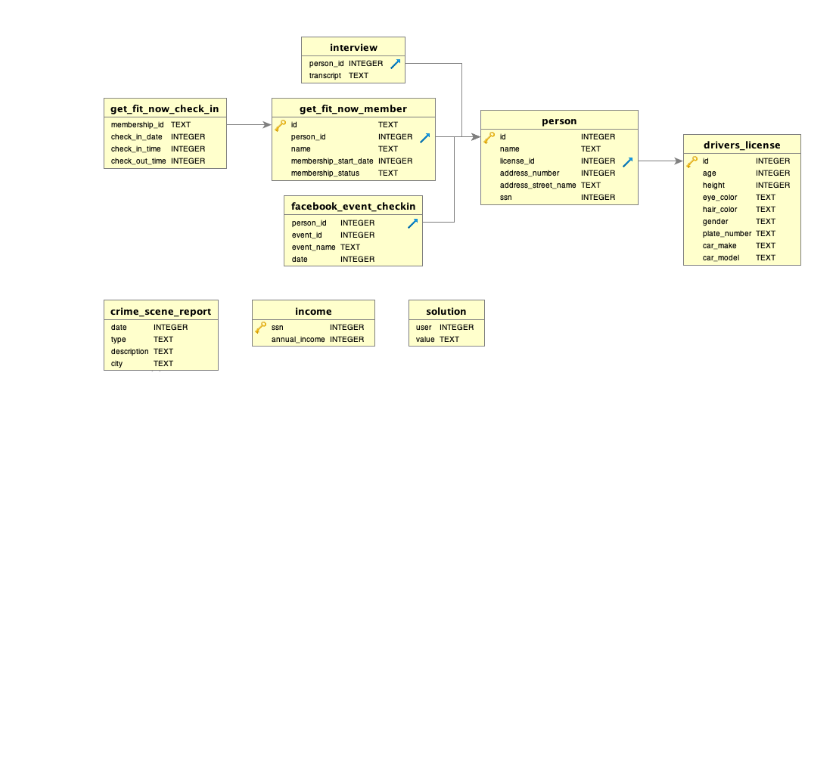
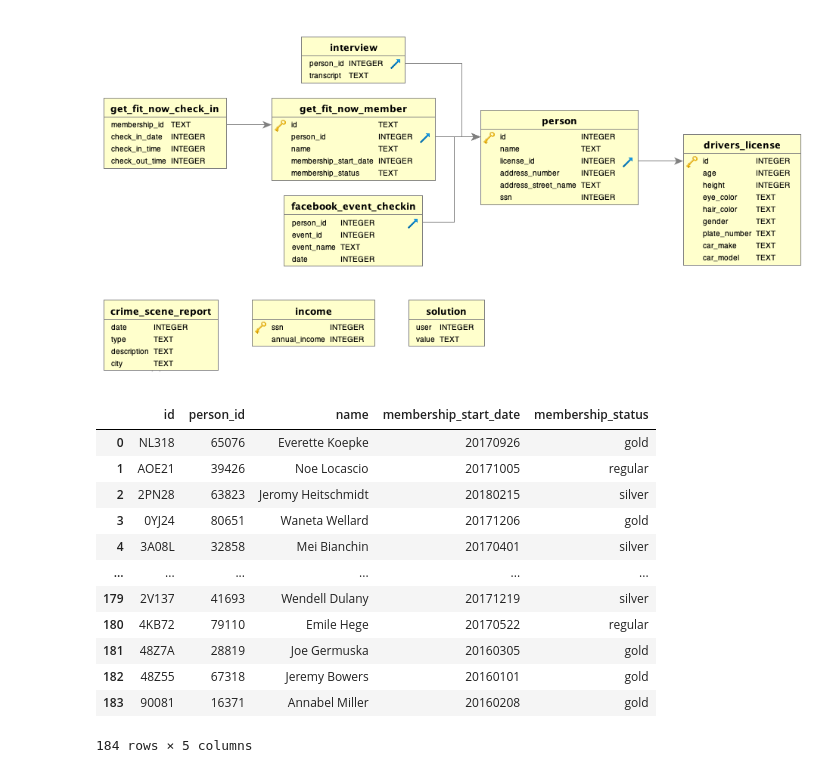
Before and after one commit to Apriroca/Team01_Sprint06_TC, a Jupyter notebook: Parte_I_SQL_Game.ipynb, the cells around one changed output. Cells and saved outputs as stored; diff of their text form; code cells hidden in the pictures; blank space fills up the shorter version.

```diff
--- a/Parte_I_SQL_Game.ipynb
+++ b/Parte_I_SQL_Game.ipynb
@@ -47,4 +47,40 @@ import sqlite3
 connection = sqlite3.connect("data/sql-murder-mystery.db")
 
 # Obtenemos un cursor que utilizaremos para hacer las queries
-cursor_bootcamp = connection.cursor()
+cursor = connection.cursor()
+# %%
+# Con esta función leemos los datos y lo pasamos a un DataFrame de Pandas
+def sql_query(query):
+
+    # Ejecuta la query
+    cursor.execute(query) # Recuerda que sólo funcionará si has llamado cursor_bootcamp
+                                    # a tu cursor, si no, cambia el nombre en todo el código de la función
+
+    # Almacena los datos de la query
+    ans = cursor.fetchall()
+
+    # Obtenemos los nombres de las columnas de la tabla
+    names = [description[0] for description in cursor.description]
+
+    return pd.DataFrame(ans,columns=names)
+# %%
+query = '''
+SELECT *
+FROM get_fit_now_member
+'''
+
+sql_query(query)
+# %% [output]
+|  | id | person_id | name | membership_start_date | membership_status |
+| 0 | NL318 | 65076 | Everette Koepke | 20170926 | gold |
+| 1 | AOE21 | 39426 | Noe Locascio | 20171005 | regular |
+| 2 | 2PN28 | 63823 | Jeromy Heitschmidt | 20180215 | silver |
+| 3 | 0YJ24 | 80651 | Waneta Wellard | 20171206 | gold |
+| 4 | 3A08L | 32858 | Mei Bianchin | 20170401 | silver |
+| ... | ... | ... | ... | ... | ... |
+| 179 | 2V137 | 41693 | Wendell Dulany | 20171219 | silver |
+| 180 | 4KB72 | 79110 | Emile Hege | 20170522 | regular |
+| 181 | 48Z7A | 28819 | Joe Germuska | 20160305 | gold |
+| 182 | 48Z55 | 67318 | Jeremy Bowers | 20160101 | gold |
+| 183 | 90081 | 16371 | Annabel Miller | 20160208 | gold |
+184 rows × 5 columns
```
